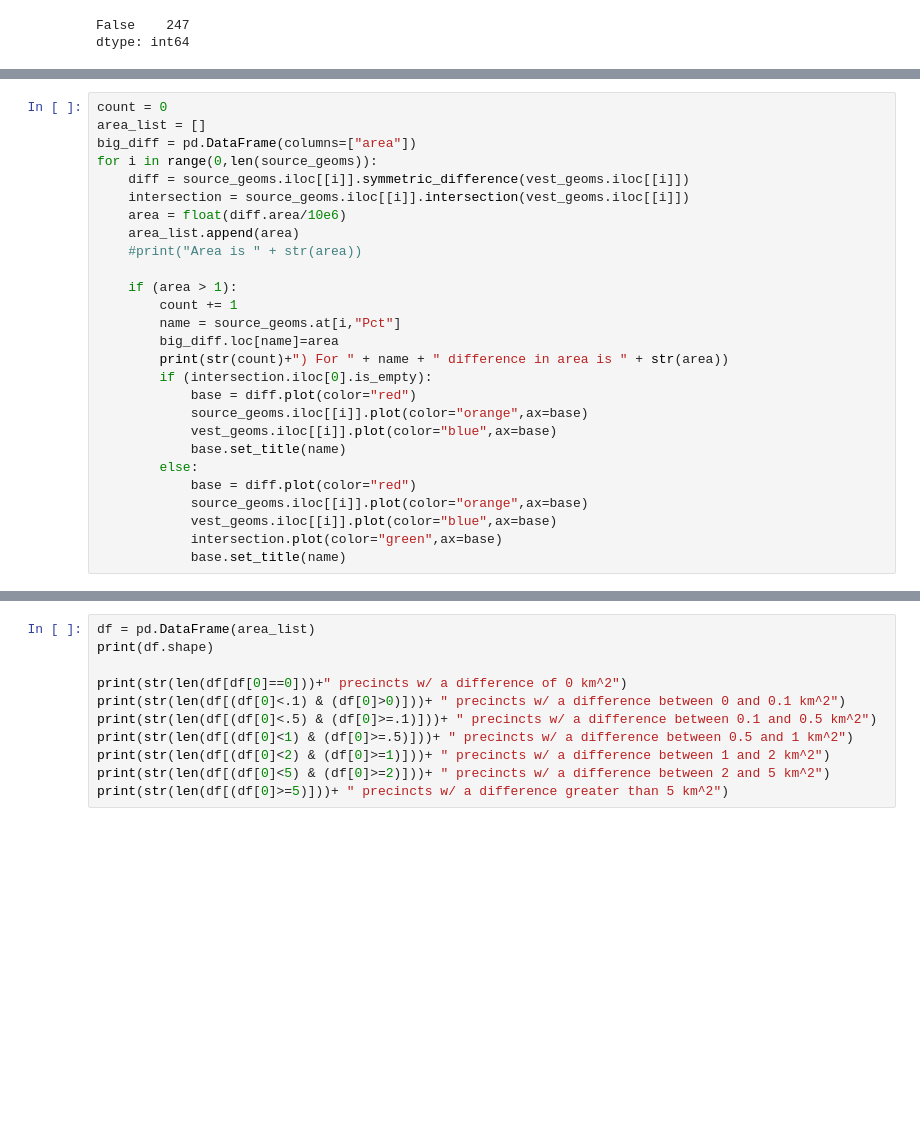
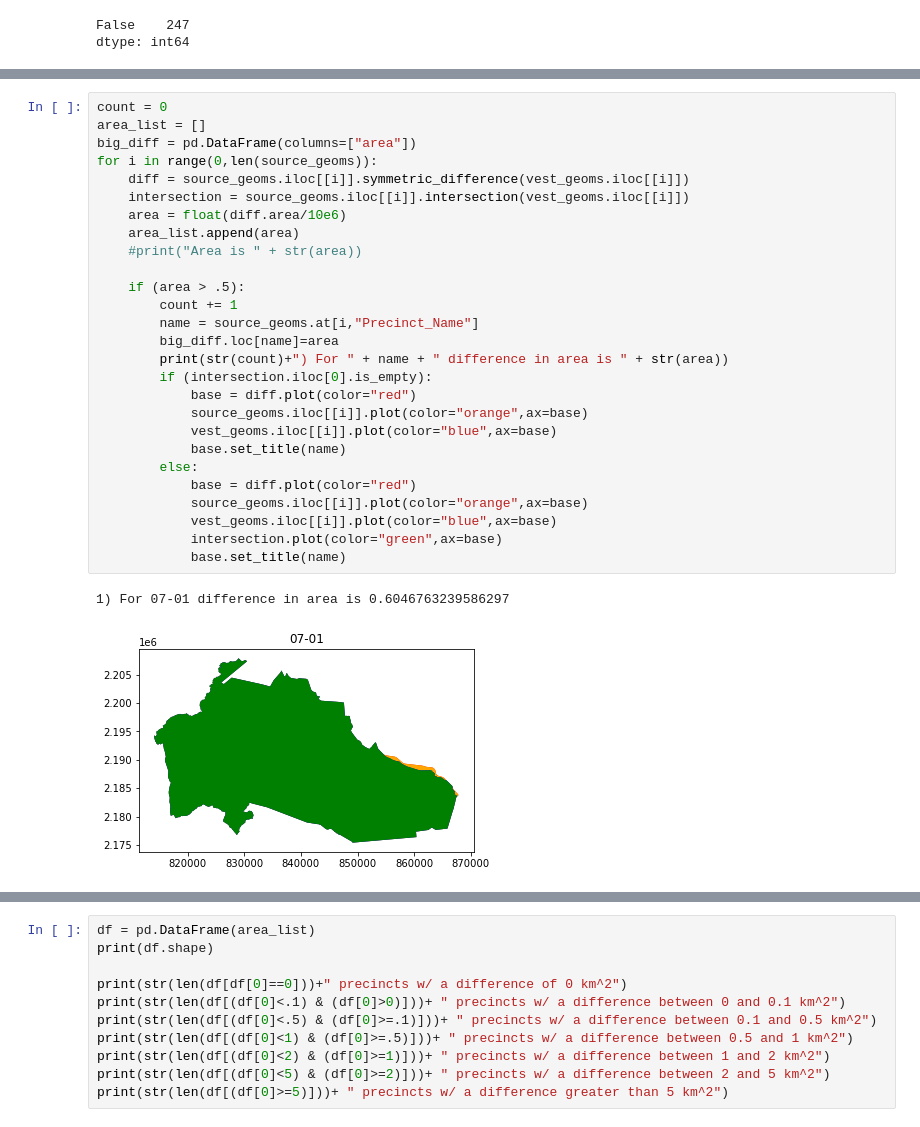
Before and after one commit to nonpartisan-redistricting-datahub/pdv-hi, a Jupyter notebook: vest-hi-2016/vest_hi_2016.ipynb, the cells around one changed output, grey strips where cells are left out. Cells and saved outputs as stored; diff of their text form; blank space fills up the shorter version.

```diff
--- a/vest-hi-2016/vest_hi_2016.ipynb
+++ b/vest-hi-2016/vest_hi_2016.ipynb
@@ -407,27 +417,30 @@ dtype: int64
 # %%
 count = 0
 area_list = []
 big_diff = pd.DataFrame(columns=["area"])
 for i in range(0,len(source_geoms)):
     diff = source_geoms.iloc[[i]].symmetric_difference(vest_geoms.iloc[[i]])
     intersection = source_geoms.iloc[[i]].intersection(vest_geoms.iloc[[i]])
     area = float(diff.area/10e6)
     area_list.append(area)
     #print("Area is " + str(area))
 
-    if (area > 1):
+    if (area > .5):
         count += 1
-        name = source_geoms.at[i,"Pct"]
+        name = source_geoms.at[i,"Precinct_Name"]
         big_diff.loc[name]=area
         print(str(count)+") For " + name + " difference in area is " + str(area))
         if (intersection.iloc[0].is_empty):
             base = diff.plot(color="red")
             source_geoms.iloc[[i]].plot(color="orange",ax=base)
             vest_geoms.iloc[[i]].plot(color="blue",ax=base)
             base.set_title(name)
         else:
             base = diff.plot(color="red")
             source_geoms.iloc[[i]].plot(color="orange",ax=base)
             vest_geoms.iloc[[i]].plot(color="blue",ax=base)
             intersection.plot(color="green",ax=base)
             base.set_title(name)
+# %% [output]
+1) For 07-01 difference in area is 0.6046763239586297
+[figure, added]
```
Also changed, not shown: parts of 9 cells of this notebook.
